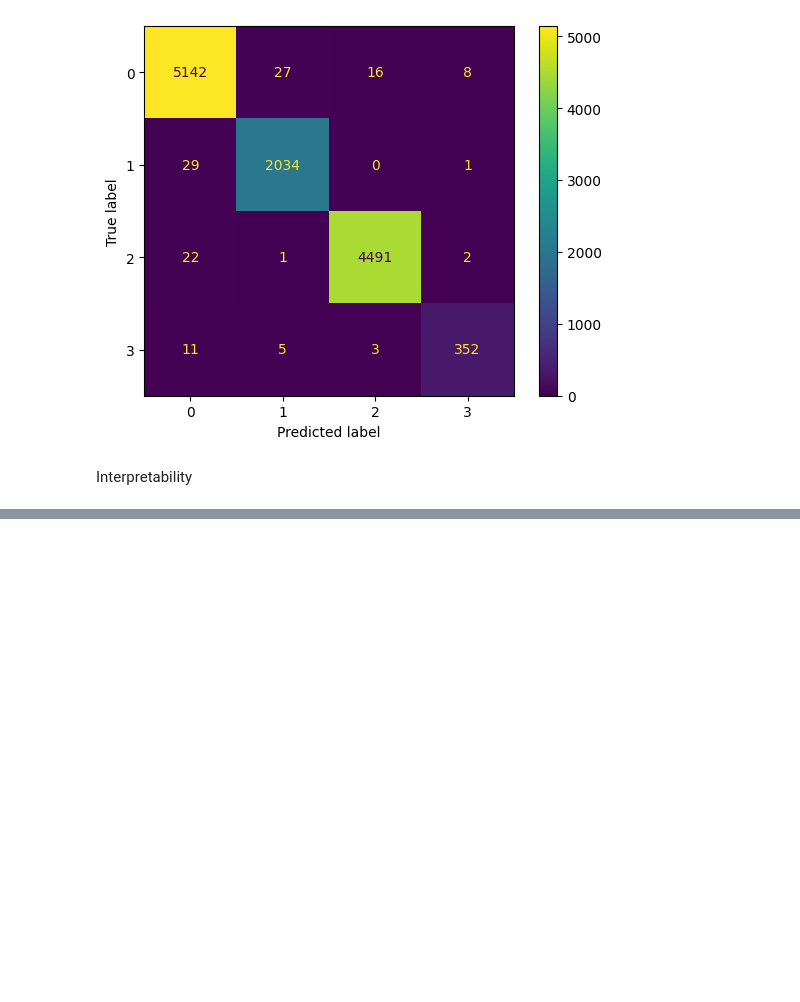
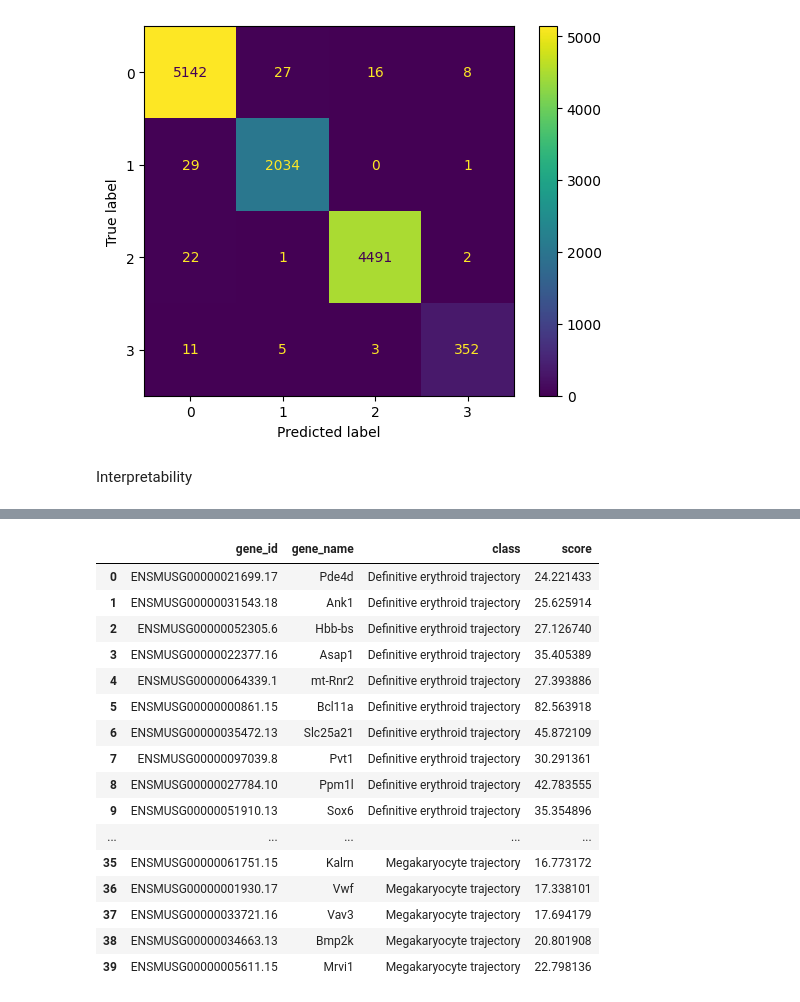
Before and after one commit to Maxalcer/DS_Project, a Jupyter notebook: Neural_Network/Neural_Network.ipynb, the cells around one changed output, grey strips where cells are left out. Drawn from its saved outputs; the diff is of its cells as text; code cells hidden in the pictures; blank space fills up the shorter version.

Commit message:
new most important genes

```diff
--- a/Neural_Network/Neural_Network.ipynb
+++ b/Neural_Network/Neural_Network.ipynb
@@ -185,12 +184,34 @@ gene_annotations = pd.read_csv("../data/unprocessed/gene_annotate.csv")
 
 important_genes = pd.DataFrame({"gene_id": [],
                                "gene_name": [],
-                               "class" : []})
+                               "class" : [],
+                               "score" : []})
 # %%
 for i in range(4):
     for j in range(10):
         gene_id = genes.loc[top_10[i,j], "gene"]
         gene_name = gene_annotations.loc[gene_annotations["gene_id"] == gene_id, "gene_short_name"].item()
         clas = uniques[i]
-        important_genes.loc[len(important_genes.index)] = [gene_id, gene_name, clas]
+        score = res[i, top_10[i,j]]
+        important_genes.loc[len(important_genes.index)] = [gene_id, gene_name, clas, score]
+# %%
+important_genes
+# %% [output]
+|  | gene_id | gene_name | class | score |
+| 0 | ENSMUSG00000021699.17 | Pde4d | Definitive erythroid trajectory | 24.221433 |
+| 1 | ENSMUSG00000031543.18 | Ank1 | Definitive erythroid trajectory | 25.625914 |
+| 2 | ENSMUSG00000052305.6 | Hbb-bs | Definitive erythroid trajectory | 27.126740 |
+| 3 | ENSMUSG00000022377.16 | Asap1 | Definitive erythroid trajectory | 35.405389 |
+| 4 | ENSMUSG00000064339.1 | mt-Rnr2 | Definitive erythroid trajectory | 27.393886 |
+| 5 | ENSMUSG00000000861.15 | Bcl11a | Definitive erythroid trajectory | 82.563918 |
+| 6 | ENSMUSG00000035472.13 | Slc25a21 | Definitive erythroid trajectory | 45.872109 |
+| 7 | ENSMUSG00000097039.8 | Pvt1 | Definitive erythroid trajectory | 30.291361 |
+| 8 | ENSMUSG00000027784.10 | Ppm1l | Definitive erythroid trajectory | 42.783555 |
+| 9 | ENSMUSG00000051910.13 | Sox6 | Definitive erythroid trajectory | 35.354896 |
+| ... | ... | ... | ... | ... |
+| 35 | ENSMUSG00000061751.15 | Kalrn | Megakaryocyte trajectory | 16.773172 |
+| 36 | ENSMUSG00000001930.17 | Vwf | Megakaryocyte trajectory | 17.338101 |
+| 37 | ENSMUSG00000033721.16 | Vav3 | Megakaryocyte trajectory | 17.694179 |
+| 38 | ENSMUSG00000034663.13 | Bmp2k | Megakaryocyte trajectory | 20.801908 |
+| 39 | ENSMUSG00000005611.15 | Mrvi1 | Megakaryocyte trajectory | 22.798136 |
 # %%
```
Also changed, not shown: parts of 4 cells of this notebook, 2 other files.
